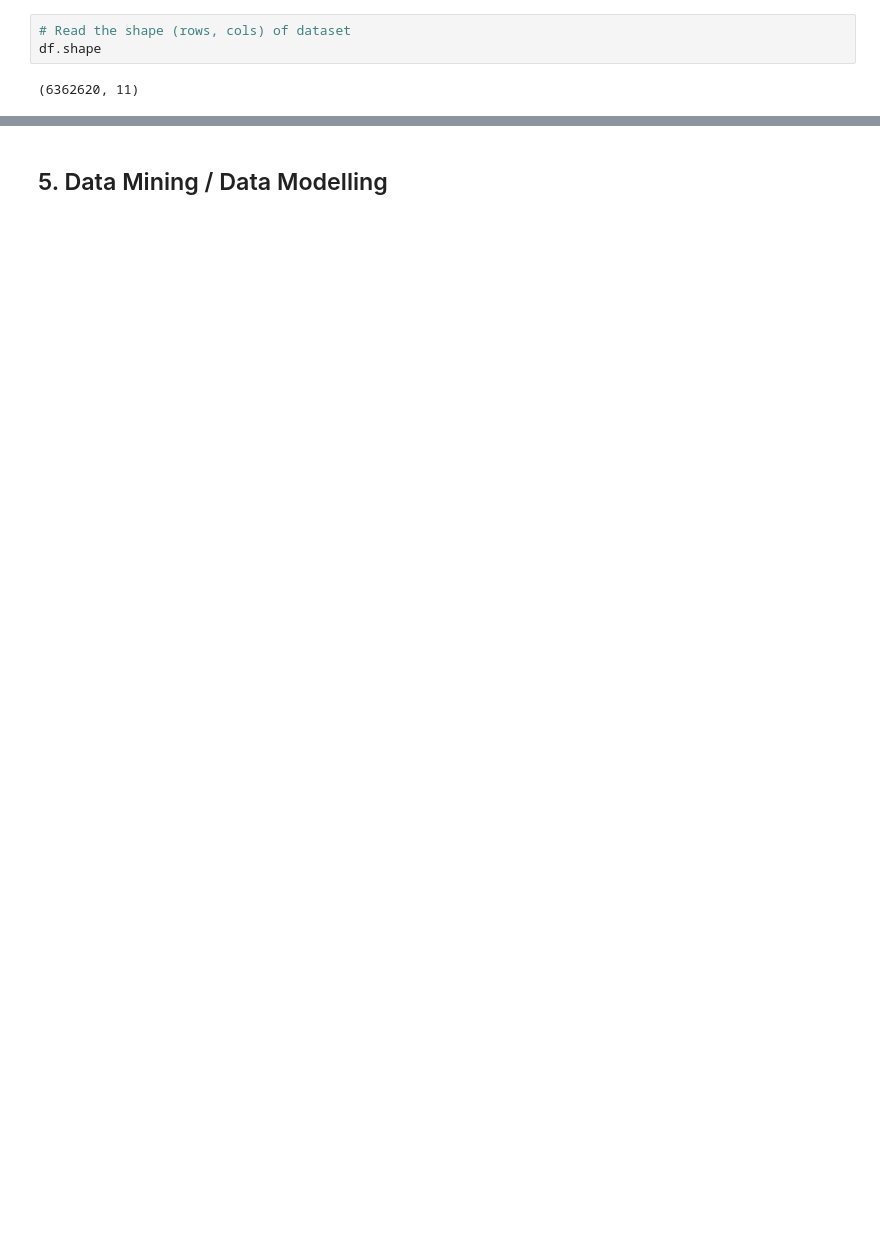
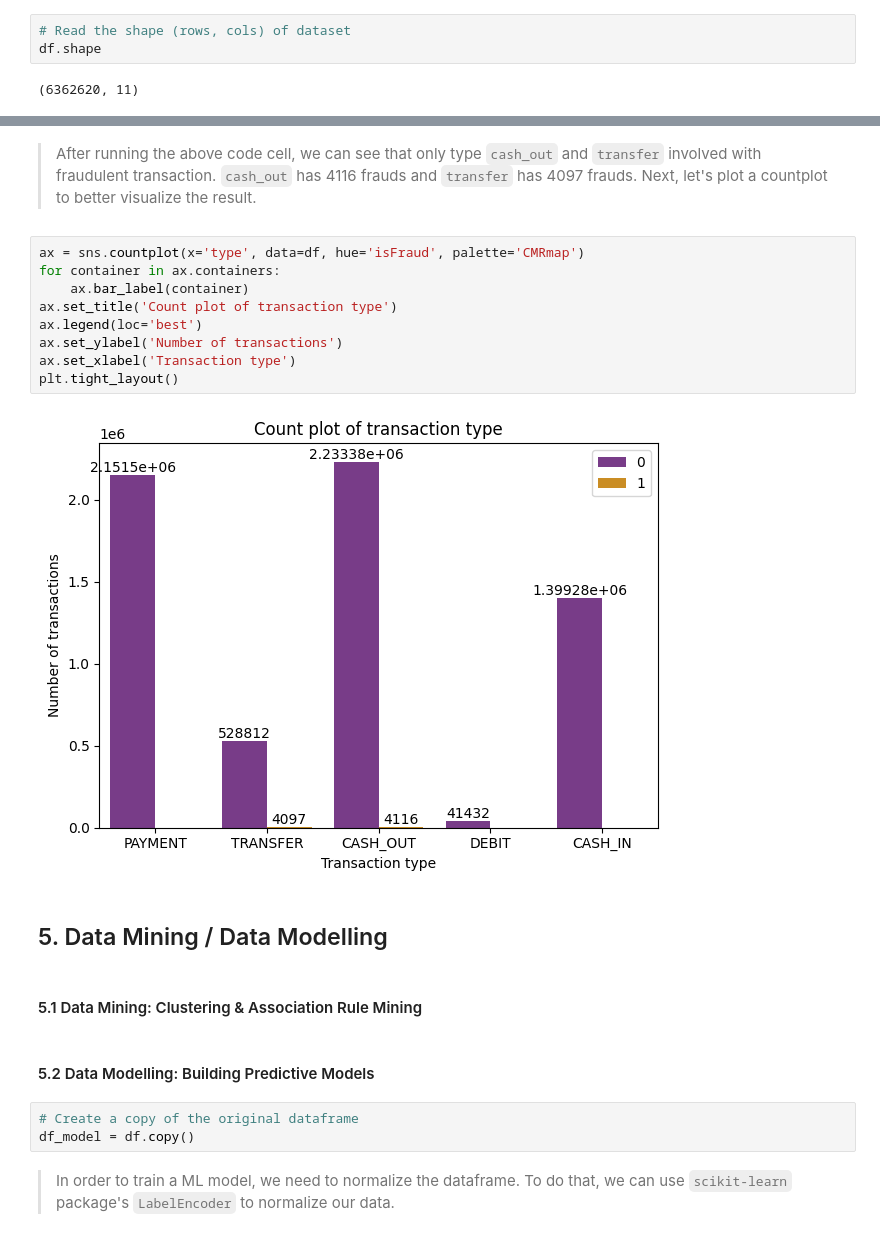
Before and after one commit to V3ness/Data-Science-Fundamentals-Project, a Jupyter notebook: project.ipynb, the cells around one changed output, grey strips where cells are left out. Saved outputs shown, nothing was run; the diff lists cells and outputs as text; blank space fills up the shorter version.

```diff
--- a/project.ipynb
+++ b/project.ipynb
@@ -117,2 +196,24 @@ df.describe()
+# %% [markdown]
+> After running the above code cell, we can see that only type `cash_out` and `transfer` involved with fraudulent transaction. `cash_out` has 4116 frauds and `transfer` has 4097 frauds. Next, let's plot a countplot to better visualize the result.
+# %%
+ax = sns.countplot(x='type', data=df, hue='isFraud', palette='CMRmap')
+for container in ax.containers:
+    ax.bar_label(container)
+ax.set_title('Count plot of transaction type')
+ax.legend(loc='best')
+ax.set_ylabel('Number of transactions')
+ax.set_xlabel('Transaction type')
+plt.tight_layout()
+# %% [output]
+[figure, added]
 # %% [markdown]
 ## 5. Data Mining / Data Modelling
+# %% [markdown]
+#### 5.1 Data Mining: Clustering & Association Rule Mining
+# %% [markdown]
+#### 5.2 Data Modelling: Building Predictive Models
+# %%
+# Create a copy of the original dataframe
+df_model = df.copy()
+# %% [markdown]
+> In order to train a ML model, we need to normalize the dataframe. To do that, we can use `scikit-learn` package's `LabelEncoder` to normalize our data.
```
Also changed, not shown: parts of 26 cells of this notebook.
